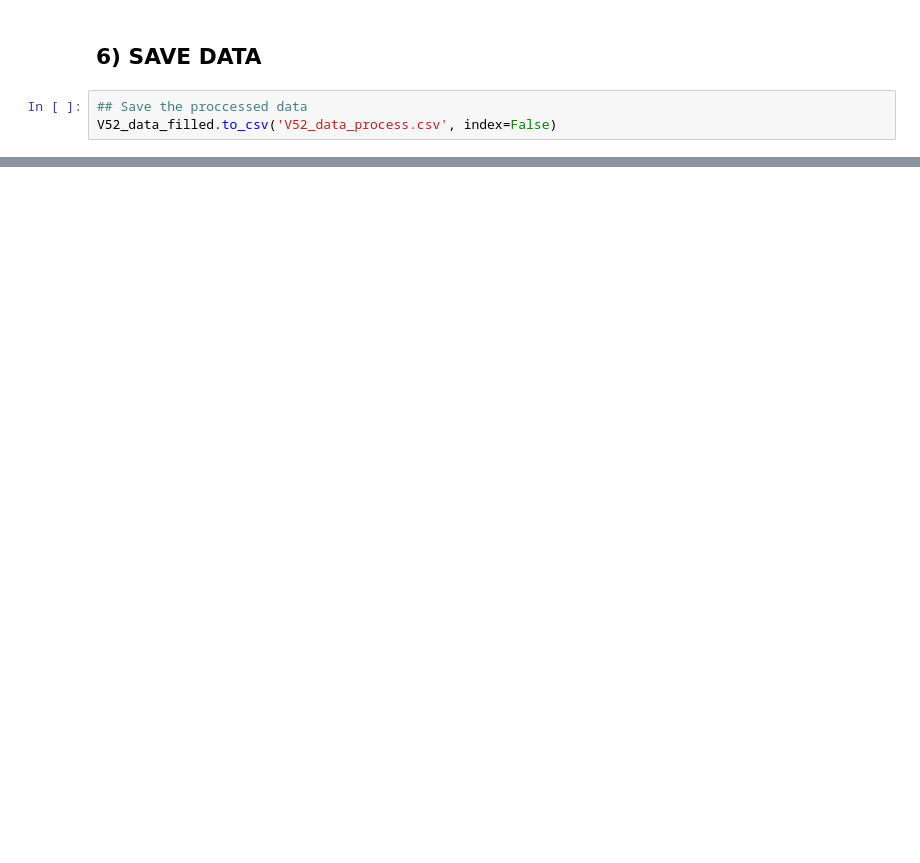
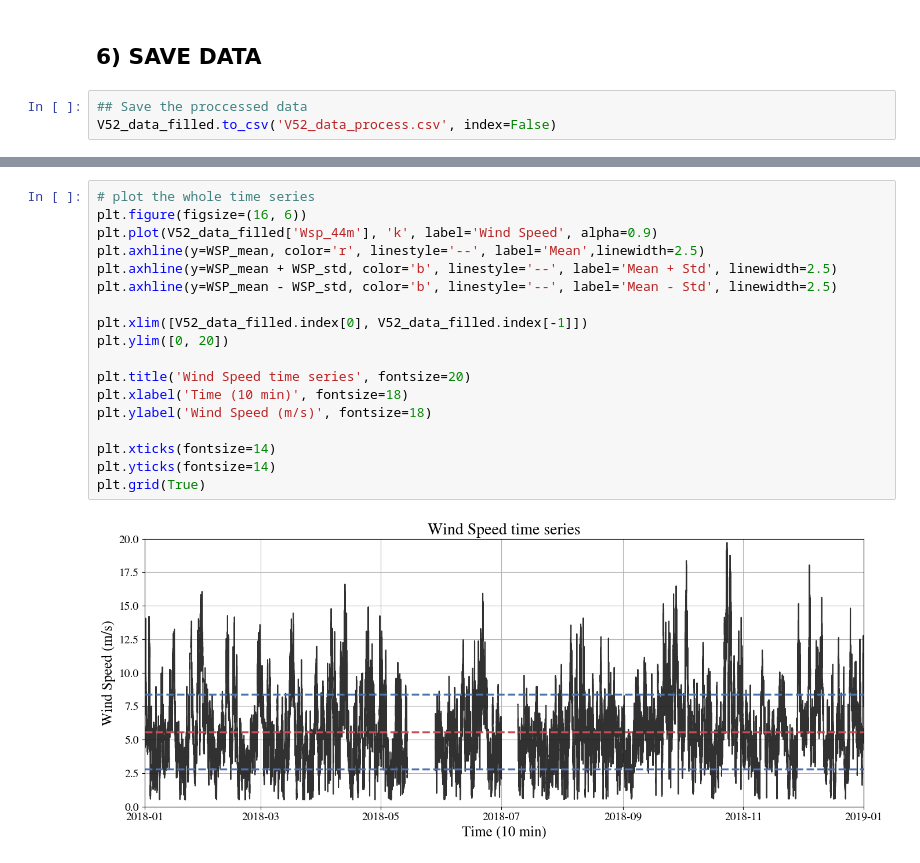
Before and after one commit to Brizzum/Final-project, a Jupyter notebook: Data_mangement.ipynb, the cells around one changed output, grey strips where cells are left out. Drawn from its saved outputs; the diff is of its cells as text; blank space fills up the shorter version.

```diff
--- a/Data_mangement.ipynb
+++ b/Data_mangement.ipynb
@@ -319,0 +411,20 @@ V52_data_filled.to_csv('V52_data_process.csv', index=False)
+# %%
+# plot the whole time series
+plt.figure(figsize=(16, 6))
+plt.plot(V52_data_filled['Wsp_44m'], 'k', label='Wind Speed', alpha=0.9)
+plt.axhline(y=WSP_mean, color='r', linestyle='--', label='Mean',linewidth=2.5)
+plt.axhline(y=WSP_mean + WSP_std, color='b', linestyle='--', label='Mean + Std', linewidth=2.5)
+plt.axhline(y=WSP_mean - WSP_std, color='b', linestyle='--', label='Mean - Std', linewidth=2.5)
+
+plt.xlim([V52_data_filled.index[0], V52_data_filled.index[-1]])
+plt.ylim([0, 20])
+
+plt.title('Wind Speed time series', fontsize=20)
+plt.xlabel('Time (10 min)', fontsize=18)
+plt.ylabel('Wind Speed (m/s)', fontsize=18)
+
+plt.xticks(fontsize=14)
+plt.yticks(fontsize=14)
+plt.grid(True)
+# %% [output]
+[figure, added]
```
Also changed, not shown: parts of 11 cells of this notebook, 33 other files.
